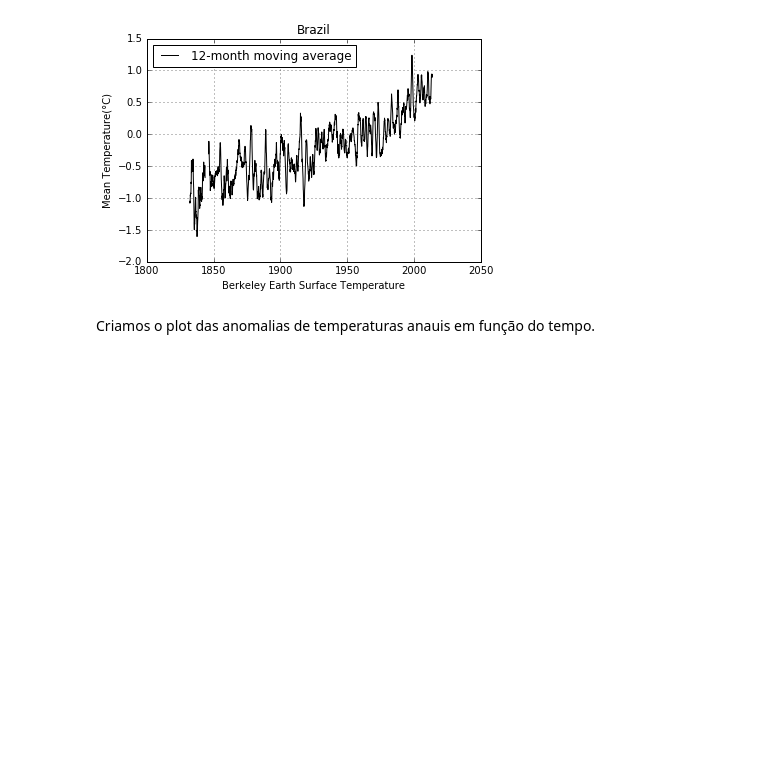
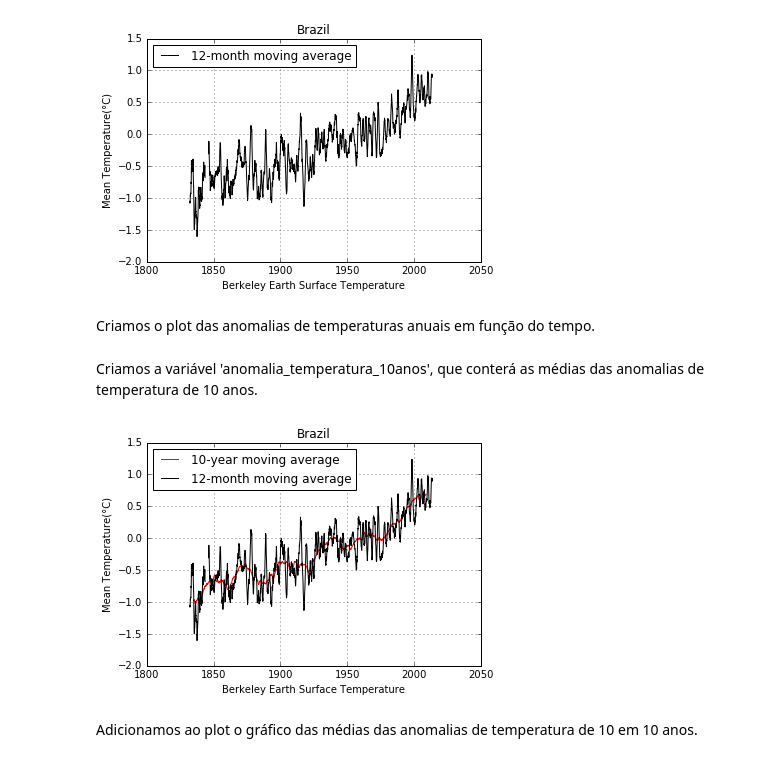
Before and after one commit to mat-esp-2016/python-1-vbd, a Jupyter notebook: python1.ipynb, the cells around one changed output. Drawn from its saved outputs; the diff is of its cells as text; code cells hidden in the pictures; blank space fills up the shorter version.

```diff
--- a/python1.ipynb
+++ b/python1.ipynb
@@ -52,4 +52,21 @@ plt.show()
 # %% [output]
 [figure]
 # %% [markdown]
-Criamos o plot das anomalias de temperaturas anauis em função do tempo.
+Criamos o plot das anomalias de temperaturas anuais em função do tempo.
+# %%
+anomalia_temperatura_10anos = dados[:,8]
+# %% [markdown]
+Criamos a variável 'anomalia_temperatura_10anos', que conterá as médias das anomalias de temperatura de 10 anos.
+# %%
+plt.title("Brazil")
+plt.xlabel("Berkeley Earth Surface Temperature",)
+plt.ylabel("Mean Temperature(°C)")
+plt.plot(tempo,anomalia_temperatura_10anos,color='red',label='10-year moving average')
+plt.plot(tempo,anomalia_temperatura_anual,color='black',label='12-month moving average')
+plt.legend(loc='upper left')
+plt.grid(True)
+plt.show()
+# %% [output]
+[figure, added]
+# %% [markdown]
+Adicionamos ao plot o gráfico das médias das anomalias de temperatura de 10 em 10 anos.
```
Also changed, not shown: parts of 3 cells of this notebook.
